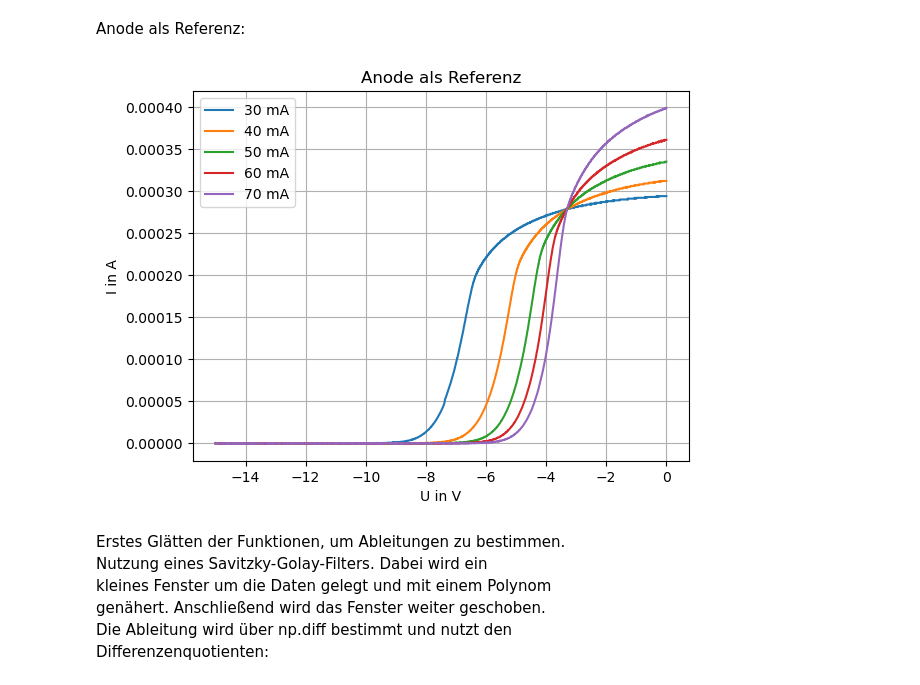
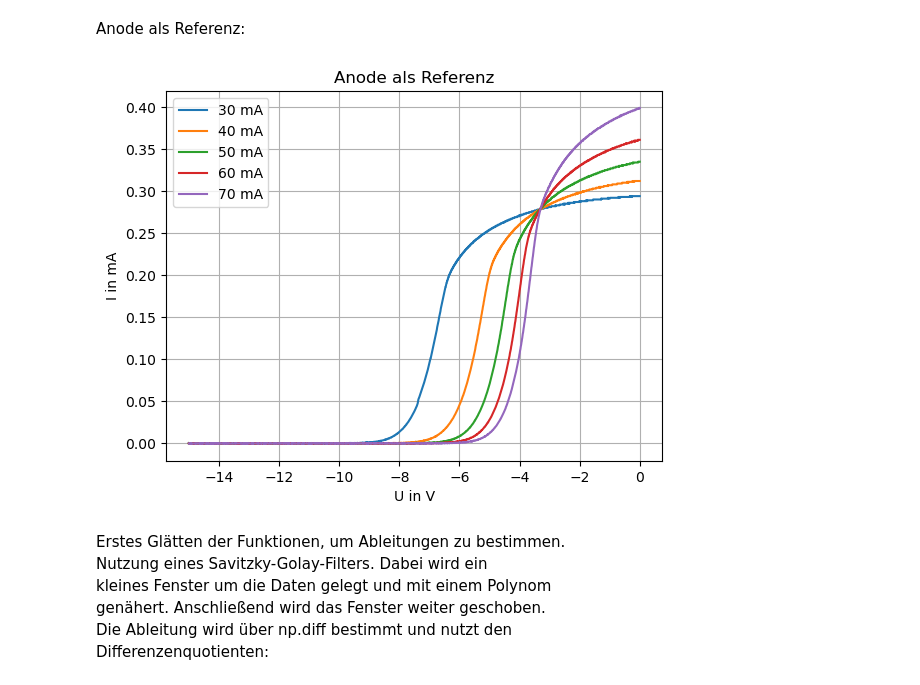
Before and after one commit to hannes-ebe/F-Prak, a Jupyter notebook: langmuir/Automatisierte_Messung.ipynb, the cells around one changed output. Saved outputs shown, nothing was run; the diff lists cells and outputs as text; code cells hidden in the pictures.

Commit message:
Viele neue Plots und außerdem modifizierter Code. Ich mache Feierabend für heute...

```diff
--- a/langmuir/Automatisierte_Messung.ipynb
+++ b/langmuir/Automatisierte_Messung.ipynb
@@ -16,16 +16,16 @@ for i in label:
 # %%
 ax = plt.subplots()
 for i in label:
-    plt.plot(anode[i][0],anode[i][1],label=str(i)+' mA')
+    plt.plot(anode[i][0],anode[i][1]*1e3,label=str(i)+' mA')
 plt.xlabel('U in V')
-plt.ylabel('I in A')
+plt.ylabel('I in mA')
 plt.title('Anode als Referenz')
 plt.grid()
 plt.legend()
 
 plt.savefig('figures/Kennlinien_anode.pdf')
 # %% [output]
-[figure, old version]
+[figure, new version]
 # %% [markdown]
 Erstes Glätten der Funktionen, um Ableitungen zu bestimmen.
 Nutzung eines Savitzky-Golay-Filters. Dabei wird ein
```
Also changed, not shown: parts of 6 cells of this notebook, 43 other files.
